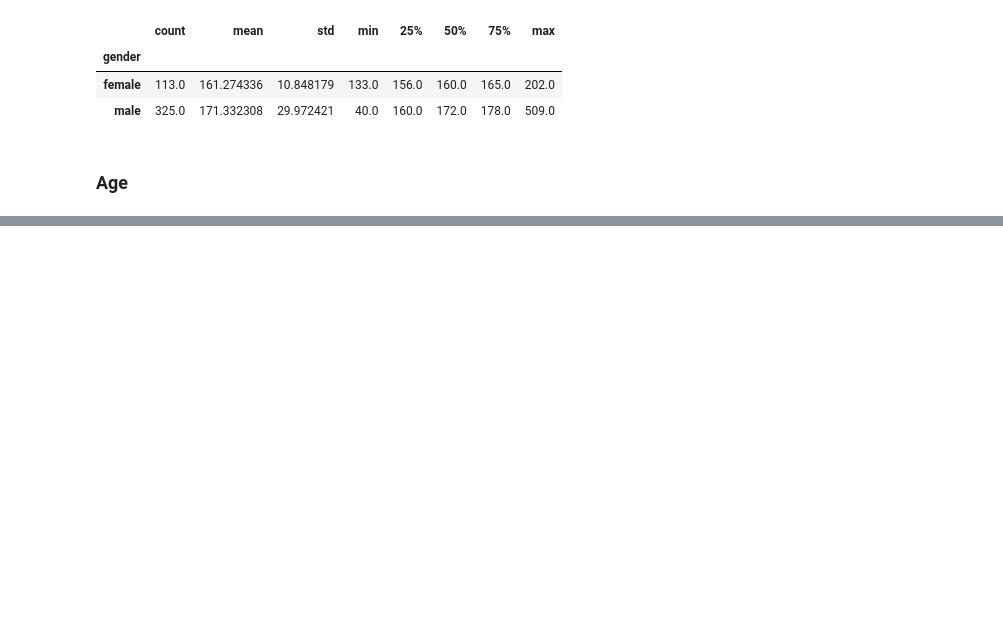
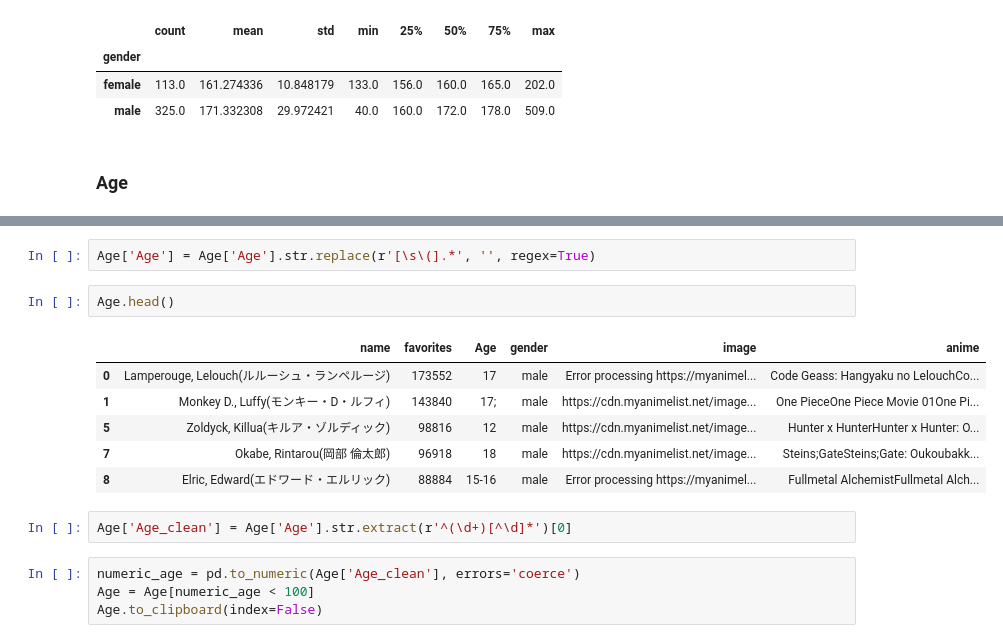
Before and after one commit to yiren54610/project_5, a Jupyter notebook: Project_5.ipynb, the cells around one changed output, grey strips where cells are left out. Saved outputs shown, nothing was run; the diff lists cells and outputs as text; blank space fills up the shorter version.

```diff
--- a/Project_5.ipynb
+++ b/Project_5.ipynb
@@ -605,0 +482,17 @@ R[write to console]: Removed 573 rows containing missing values or values outsid
+# %%
+Age['Age'] = Age['Age'].str.replace(r'[\s\(].*', '', regex=True)
+# %%
+Age.head()
+# %% [output]
+|  | name | favorites | Age | gender | image | anime |
+| 0 | Lamperouge, Lelouch(ルルーシュ・ランペルージ) | 173552 | 17 | male | Error processing https://myanimel... | Code Geass: Hangyaku no LelouchCo... |
+| 1 | Monkey D., Luffy(モンキー・D・ルフィ) | 143840 | 17; | male | https://cdn.myanimelist.net/image... | One PieceOne Piece Movie 01One Pi... |
+| 5 | Zoldyck, Killua(キルア・ゾルディック) | 98816 | 12 | male | https://cdn.myanimelist.net/image... | Hunter x HunterHunter x Hunter: O... |
+| 7 | Okabe, Rintarou(岡部 倫太郎) | 96918 | 18 | male | https://cdn.myanimelist.net/image... | Steins;GateSteins;Gate: Oukoubakk... |
+| 8 | Elric, Edward(エドワード・エルリック) | 88884 | 15-16 | male | Error processing https://myanimel... | Fullmetal AlchemistFullmetal Alch... |
+# %%
+Age['Age_clean'] = Age['Age'].str.extract(r'^(\d+)[^\d]*')[0]
+# %%
+numeric_age = pd.to_numeric(Age['Age_clean'], errors='coerce')
+Age = Age[numeric_age < 100]
+Age.to_clipboard(index=False)
```
Also changed, not shown: parts of 12 cells of this notebook.
